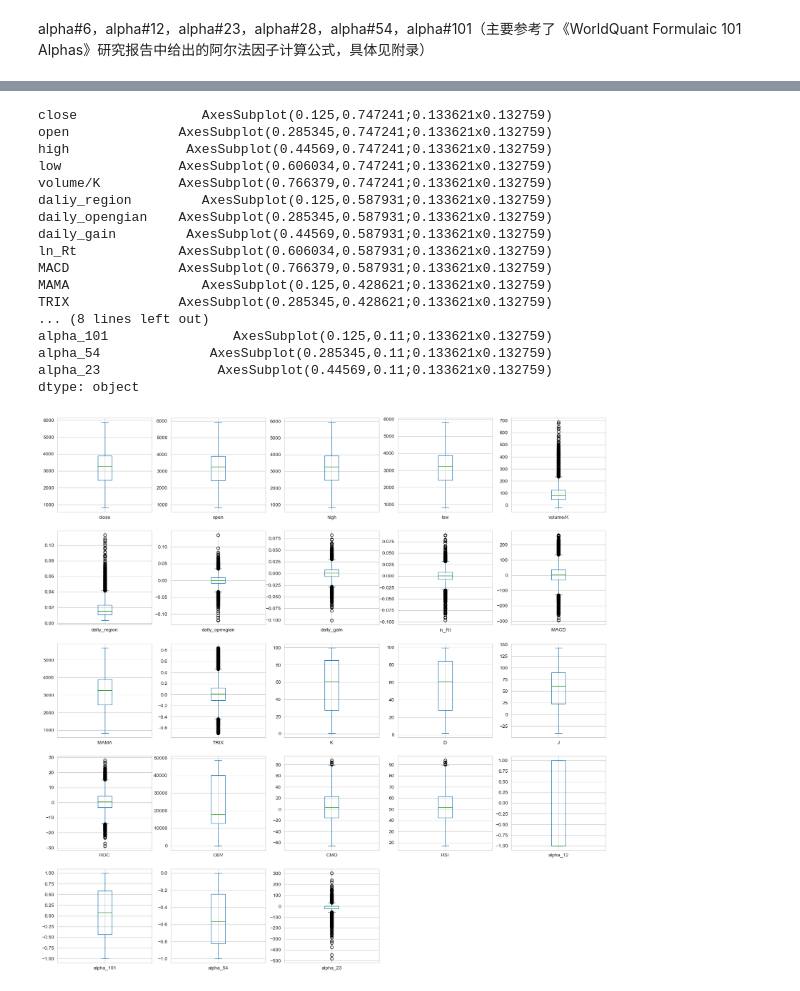
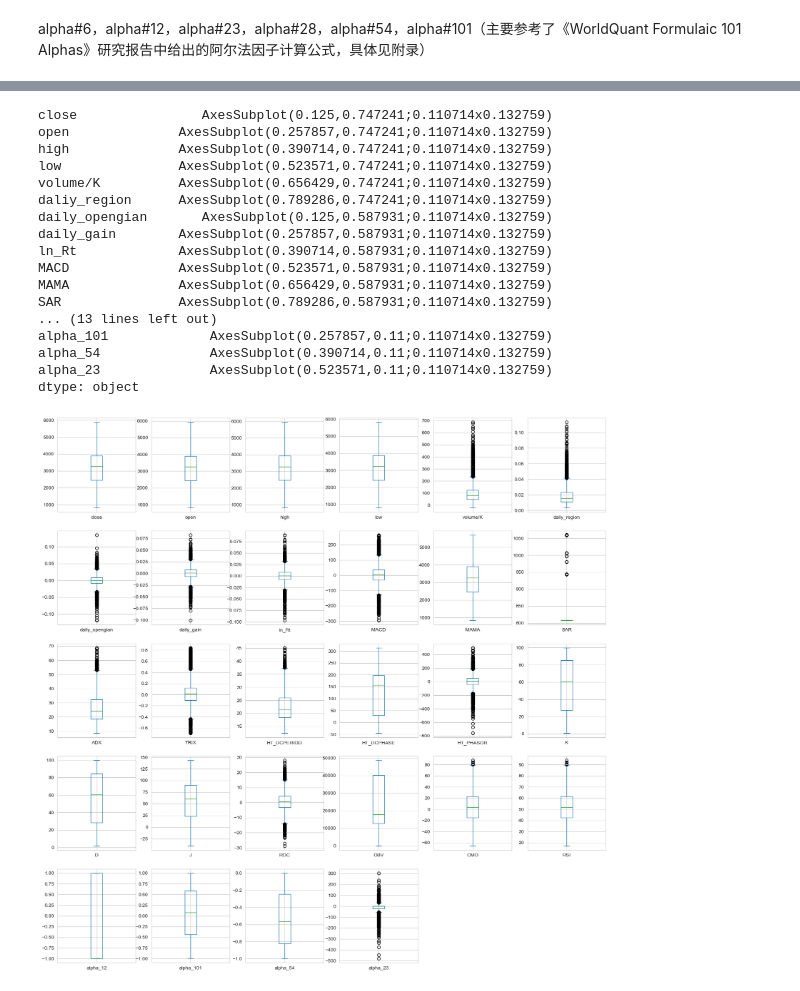
Before and after one commit to binomial-dimension/LosingMoney, a Jupyter notebook: analysis/corr_check.ipynb, the cells around one changed output, grey strips where cells are left out. Drawn from its saved outputs; the diff is of its cells as text; code cells hidden in the pictures.

```diff
--- a/analysis/corr_check.ipynb
+++ b/analysis/corr_check.ipynb
@@ -39,7 +39,12 @@ import talib
 # %%
 data['MACD'] = talib.MACD(data['close'])[0]
 data['MAMA'] = talib.MAMA(data['close'])[0]
+data['SAR'] = talib.SAR(data['high'], data['low'], acceleration=0, maximum=0)
+data['ADX'] = talib.ADX(data['high'], data['low'], data['close'], timeperiod=14)
 data['TRIX'] = talib.TRIX(data['close'])
+data['HT_DCPERIOD'] = talib.HT_DCPERIOD(data['close'])
+data['HT_DCPHASE'] = talib.HT_DCPHASE(data['close'])
+data['HT_PHASOR'] = talib.HT_PHASOR(data['close'])[0]
 #data['VHF'] = talib.VHF(data['high'], data['low'], timeperiod=14)[0]
 #data['RVI'] = talib.RVI(data['close'], data['high'], data['low'], timeperiod=14)[0]
 data['K'], data['D'] = talib.STOCH(data['high'], data['low'], data['close'], fastk_period=14, slowk_period=3, slowk_matype=0, slowd_period=3, slowd_matype=0)
@@ -84,24 +89,24 @@ data.describe()
 # %%
-data.plot.box(subplots=True, layout=(5,5), figsize=(20,20))
+data.plot.box(subplots=True, layout=(5,6), figsize=(20,20))
 # %% [output]
-close                AxesSubplot(0.125,0.747241;0.133621x0.132759)
-open              AxesSubplot(0.285345,0.747241;0.133621x0.132759)
-high               AxesSubplot(0.44569,0.747241;0.133621x0.132759)
-low               AxesSubplot(0.606034,0.747241;0.133621x0.132759)
-volume/K          AxesSubplot(0.766379,0.747241;0.133621x0.132759)
-daliy_region         AxesSubplot(0.125,0.587931;0.133621x0.132759)
-daily_opengian    AxesSubplot(0.285345,0.587931;0.133621x0.132759)
-daily_gain         AxesSubplot(0.44569,0.587931;0.133621x0.132759)
-ln_Rt             AxesSubplot(0.606034,0.587931;0.133621x0.132759)
-MACD              AxesSubplot(0.766379,0.587931;0.133621x0.132759)
-MAMA                 AxesSubplot(0.125,0.428621;0.133621x0.132759)
-TRIX              AxesSubplot(0.285345,0.428621;0.133621x0.132759)
-... (8 lines left out)
-alpha_101                AxesSubplot(0.125,0.11;0.133621x0.132759)
-alpha_54              AxesSubplot(0.285345,0.11;0.133621x0.132759)
-alpha_23               AxesSubplot(0.44569,0.11;0.133621x0.132759)
+close                AxesSubplot(0.125,0.747241;0.110714x0.132759)
+open              AxesSubplot(0.257857,0.747241;0.110714x0.132759)
+high              AxesSubplot(0.390714,0.747241;0.110714x0.132759)
+low               AxesSubplot(0.523571,0.747241;0.110714x0.132759)
+volume/K          AxesSubplot(0.656429,0.747241;0.110714x0.132759)
+daliy_region      AxesSubplot(0.789286,0.747241;0.110714x0.132759)
+daily_opengian       AxesSubplot(0.125,0.587931;0.110714x0.132759)
+daily_gain        AxesSubplot(0.257857,0.587931;0.110714x0.132759)
+ln_Rt             AxesSubplot(0.390714,0.587931;0.110714x0.132759)
+MACD              AxesSubplot(0.523571,0.587931;0.110714x0.132759)
+MAMA              AxesSubplot(0.656429,0.587931;0.110714x0.132759)
+SAR               AxesSubplot(0.789286,0.587931;0.110714x0.132759)
+... (13 lines left out)
+alpha_101             AxesSubplot(0.257857,0.11;0.110714x0.132759)
+alpha_54              AxesSubplot(0.390714,0.11;0.110714x0.132759)
+alpha_23              AxesSubplot(0.523571,0.11;0.110714x0.132759)
 dtype: object
-[figure, old version]
+[figure, new version]
 # %%
 fig,ax = plt.subplots(figsize=(20,20))
 sns.heatmap(data.corr('spearman'), annot=True, cmap='RdYlGn', linewidths=0.2, ax=ax)
```
Also changed, not shown: parts of 3 cells of this notebook, 1 other file.
